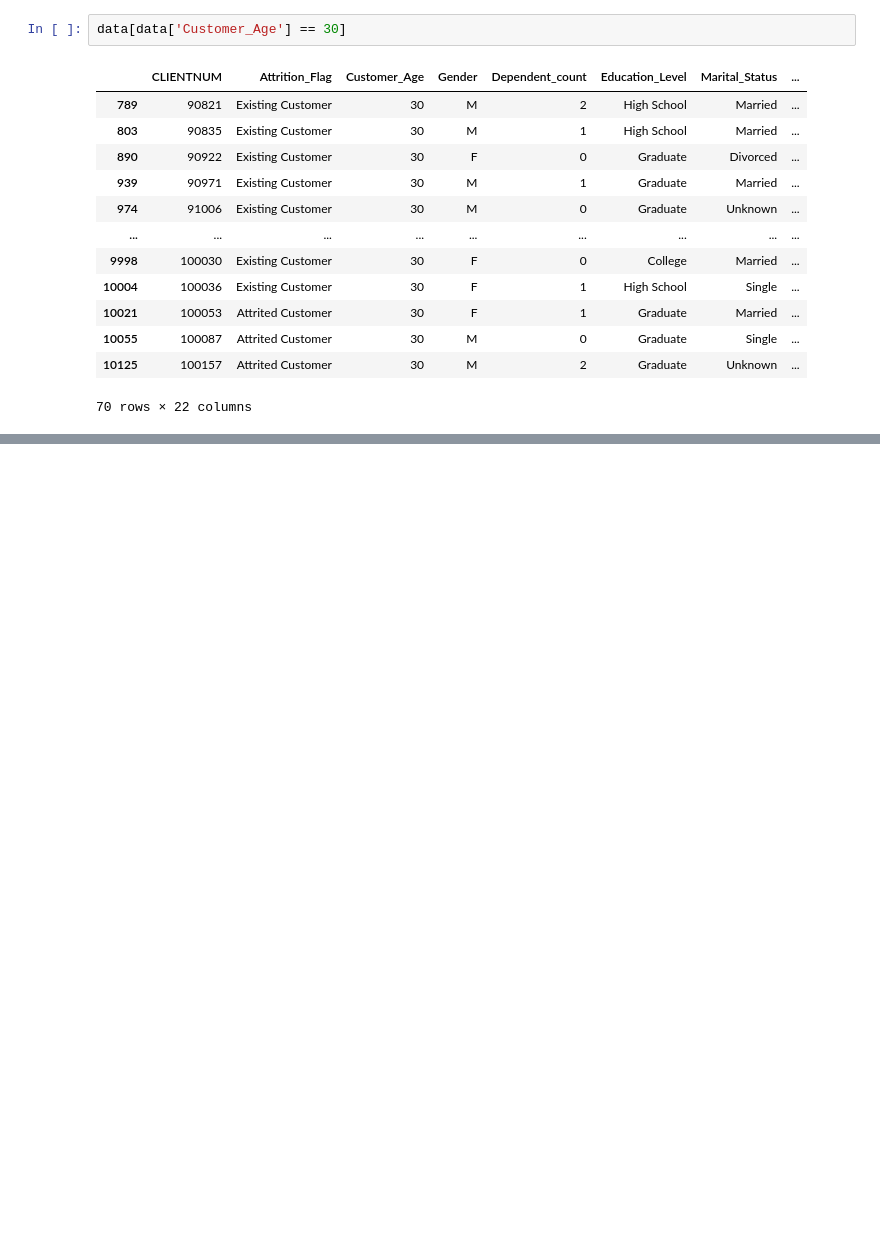
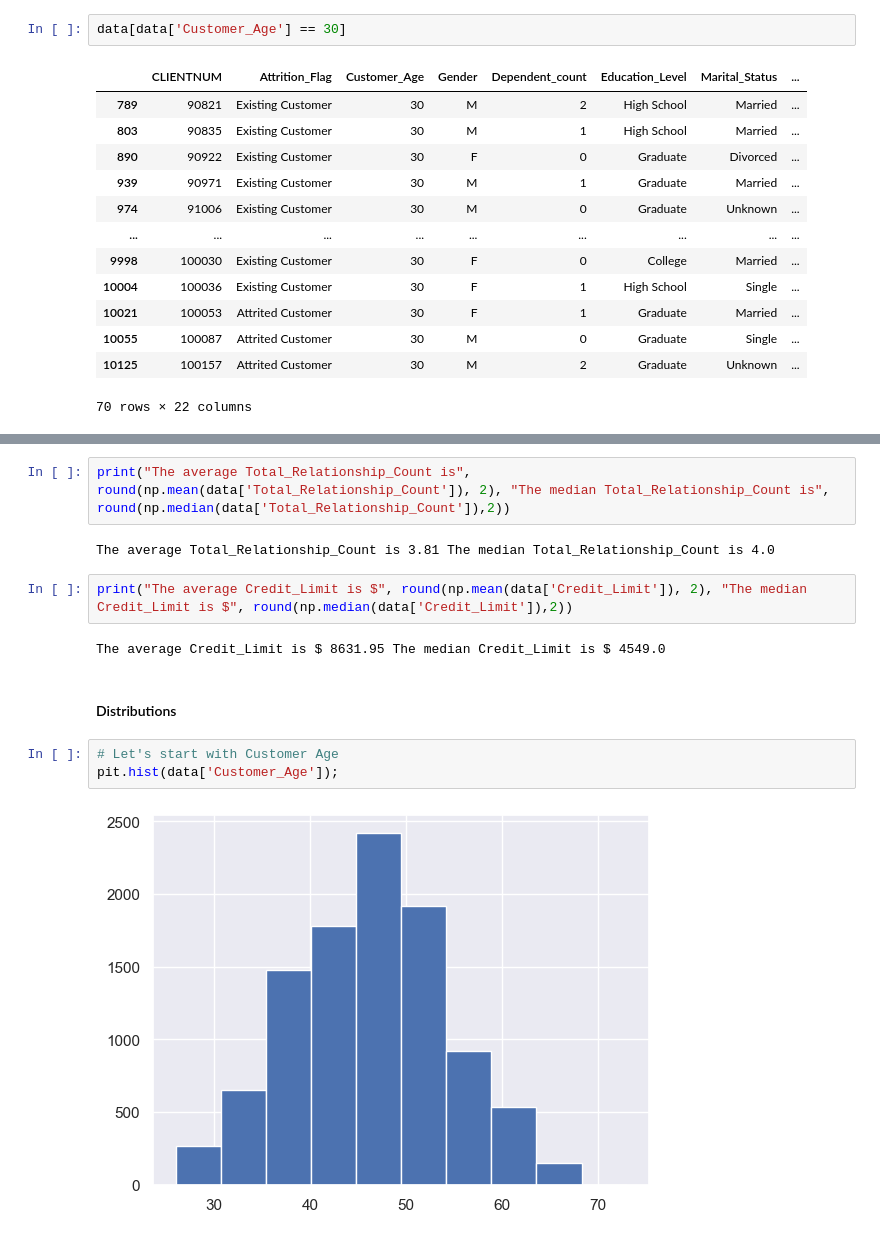
Before and after one commit to ParabjotChander/practical-python-for-data-professionals-4358485, a Jupyter notebook: data_analysis/credit_card_retention_analysis.ipynb, the cells around one changed output, grey strips where cells are left out. Drawn from its saved outputs; the diff is of its cells as text; blank space fills up the shorter version.

Commit message:
Exploratory Data Analysis done

```diff
--- a/data_analysis/credit_card_retention_analysis.ipynb
+++ b/data_analysis/credit_card_retention_analysis.ipynb
@@ -224,0 +260,15 @@ data[data['Customer_Age'] == 30]
+# %%
+print("The average Total_Relationship_Count is", round(np.mean(data['Total_Relationship_Count']), 2), "The median Total_Relationship_Count is", round(np.median(data['Total_Relationship_Count']),2))
+# %% [output]
+The average Total_Relationship_Count is 3.81 The median Total_Relationship_Count is 4.0
+# %%
+print("The average Credit_Limit is $", round(np.mean(data['Credit_Limit']), 2), "The median Credit_Limit is $", round(np.median(data['Credit_Limit']),2))
+# %% [output]
+The average Credit_Limit is $ 8631.95 The median Credit_Limit is $ 4549.0
+# %% [markdown]
+#### Distributions
+# %%
+# Let's start with Customer Age
+pit.hist(data['Customer_Age']);
+# %% [output]
+[figure, added]
```
Also changed, not shown: parts of 57 cells of this notebook.
